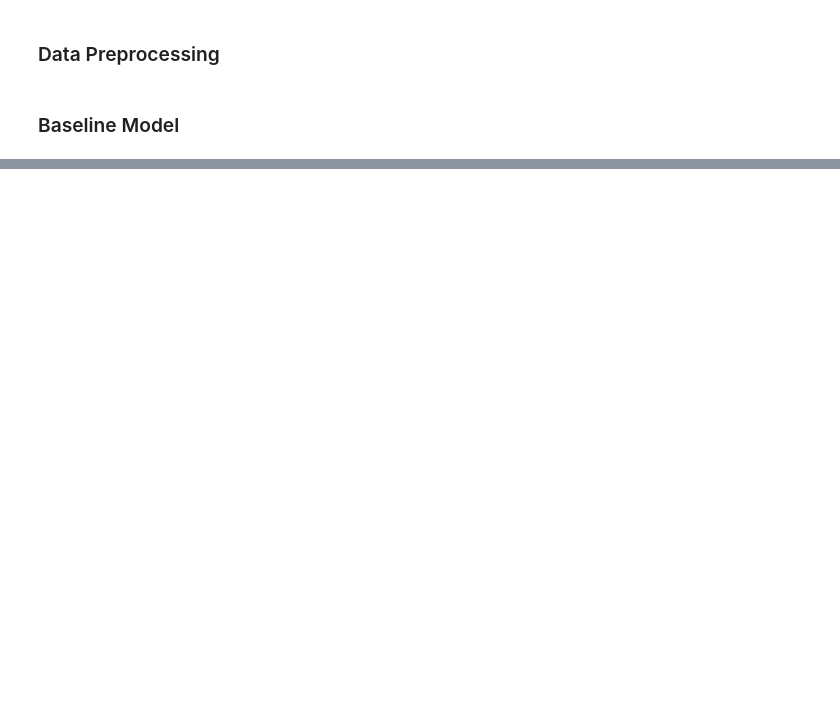
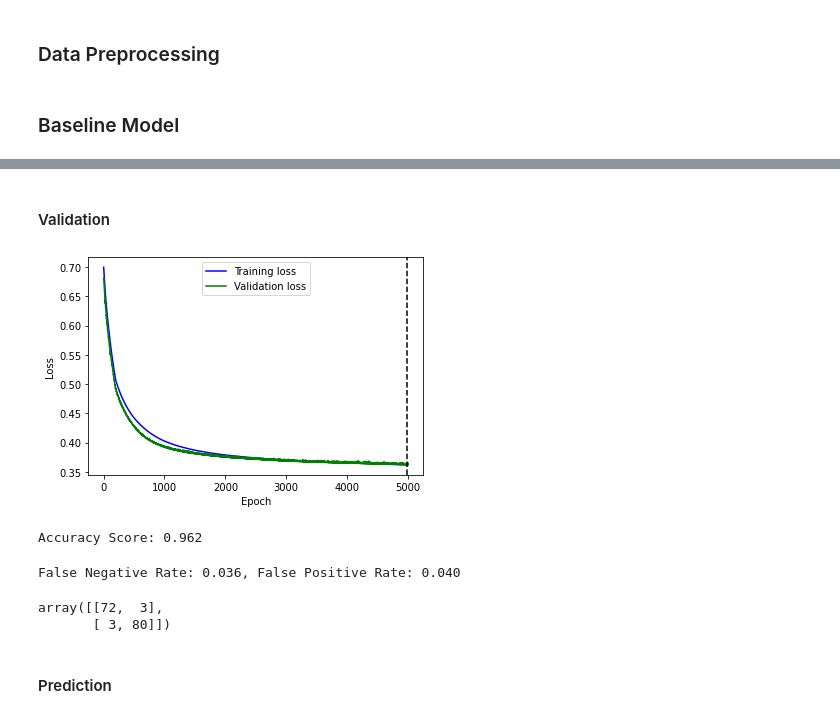
Before and after one commit to umangchaudhry/DSCaseStudy2-Credit-Fraud, a Jupyter notebook: neural_net.ipynb, the cells around one changed output, grey strips where cells are left out. Saved outputs shown, nothing was run; the diff lists cells and outputs as text; code cells hidden in the pictures; blank space fills up the shorter version.

```diff
--- a/neural_net.ipynb
+++ b/neural_net.ipynb
@@ -278,0 +438,2 @@ class Classifier(nn.module):
+# %%
+out_train_loss, out_validate_loss = fit(125, model, loss_fn, opt)
@@ -278,0 +533,16 @@ class Classifier(nn.module):
+# %%
+to_use = list(range(0,30))
+
+# training set: n = 800
+train_X = torch.tensor(X_train.values).float()
+train_Y = torch.tensor(y_train.values).long()
+
+# validation set
+validation_X = torch.tensor(X_validation.values).float()
+validation_Y = torch.tensor(y_validation.values).long()
+
+# prediction set
+test_X = torch.tensor(X_test.values).float()
+# %%
+train_Y = torch.flatten(train_Y)
+validation_Y = torch.flatten(validation_Y)
@@ -278,0 +666,2 @@ class Classifier(nn.module):
+# %%
+out_train_loss, out_validate_loss = fit(5000, model, loss_fn, opt)
@@ -278,0 +680,24 @@ class Classifier(nn.module):
+# %% [markdown]
+#### Validation
+# %%
+# plot the training and validation loss: rmse
+plot_data = {'Epoch': list(range(1,5001)),
+             'TrainLoss': [x for x in out_train_loss],
+             'ValidateLoss': [x for x in out_validate_loss] }
+
+plot_data = pd.DataFrame(plot_data)
+
+# find the best epoch
+index_min = plot_data['ValidateLoss'].idxmin()
+
+# plot
+plt.plot('Epoch','TrainLoss',data=plot_data,color="blue",label='Training loss')
+plt.plot('Epoch','ValidateLoss',data=plot_data,color="green",label='Validation loss')
+#plt.axhline(y=0.7, color='red', linestyle='-')
+plt.axvline(x=index_min+1, color='k', linestyle='--')
+plt.xlabel('Epoch')
+plt.ylabel('Loss')
+plt.legend()
+plt.show()
+# %% [output]
+[figure, added]
@@ -278,0 +718,19 @@ class Classifier(nn.module):
+# %%
+acc = accuracy_score(validation_Y, ans)
+print("Accuracy Score: %.3f" % (acc))
+# %% [output]
+Accuracy Score: 0.962
+# %%
+con_mat = confusion_matrix(validation_Y, ans)
+fn_rate = con_mat[1][0] /(con_mat[1][0] + con_mat[1][1])
+fp_rate = con_mat[0][1] /(con_mat[0][0] + con_mat[0][1])
+print("False Negative Rate: %.3f, False Positive Rate: %.3f" % (fn_rate, fp_rate))
+# %% [output]
+False Negative Rate: 0.036, False Positive Rate: 0.040
+# %%
+con_mat
+# %% [output]
+array([[72,  3],
+       [ 3, 80]])
+# %% [markdown]
+#### Prediction
```
Also changed, not shown: parts of 47 cells of this notebook.
